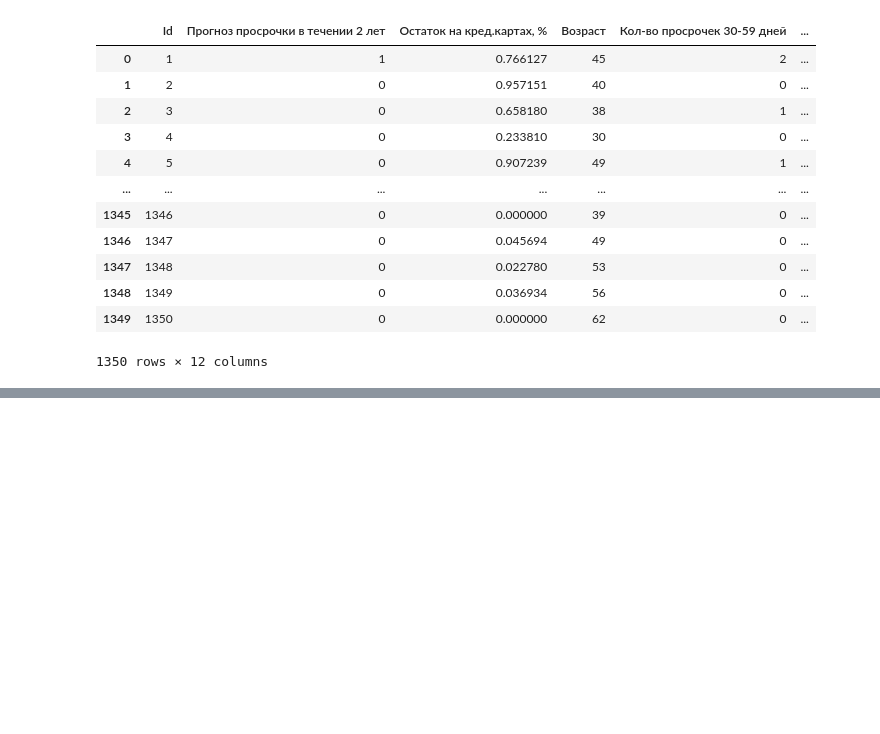
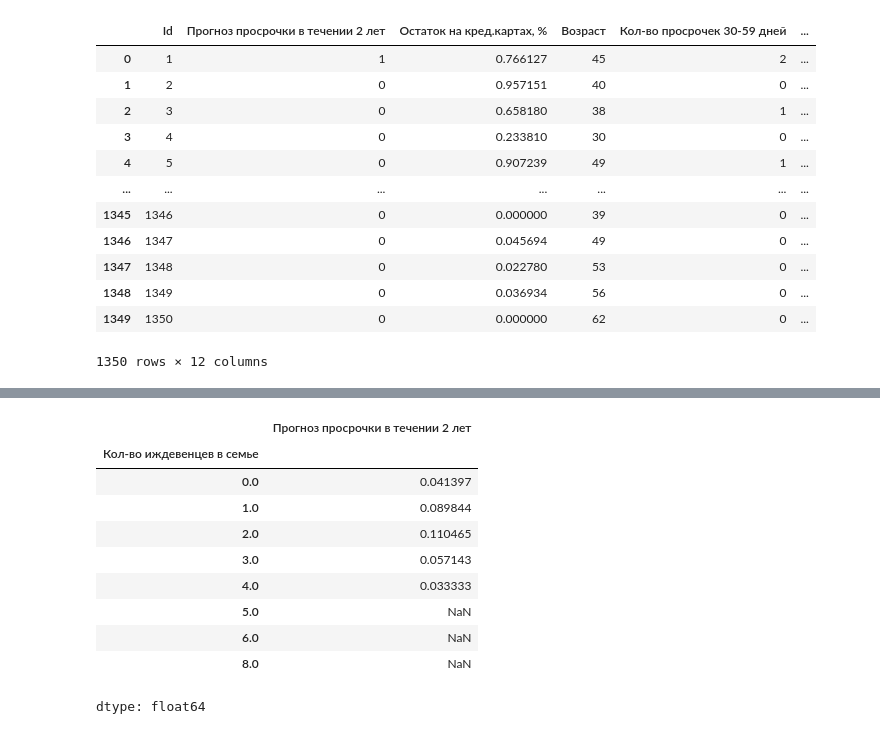
Before and after one commit to kimve1969/mgu_ds_cours, a Jupyter notebook: semestr 2.1/task 1/semestr_2_1_task_1.ipynb, the cells around one changed output, grey strips where cells are left out. Saved outputs shown, nothing was run; the diff lists cells and outputs as text; code cells hidden in the pictures; blank space fills up the shorter version.

```diff
--- a/semestr 2.1/task 1/semestr_2_1_task_1.ipynb
+++ b/semestr 2.1/task 1/semestr_2_1_task_1.ipynb
@@ -140,0 +181,4 @@ df
+# %%
+# прогноз невозварта
+df_no_ret_A = df[ df['Прогноз просрочки в течении 2 лет'] == 1 ].groupby('Кол-во иждевенцев в семье').count()['Прогноз просрочки в течении 2 лет']
+df_no_ret_A
@@ -140,0 +210,16 @@ df
+# %%
+# вер-сть невозврата по кол-ву иждевенцев
+# для групп 5,6,8 иждевенцев нет оценки вероятности
+df_no_ret_A / (df_ret_A + df_no_ret_A)
+# %% [output]
+|  | Прогноз просрочки в течении 2 лет |
+| Кол-во иждевенцев в семье |  |
+| 0.0 | 0.041397 |
+| 1.0 | 0.089844 |
+| 2.0 | 0.110465 |
+| 3.0 | 0.057143 |
+| 4.0 | 0.033333 |
+| 5.0 | NaN |
+| 6.0 | NaN |
+| 8.0 | NaN |
+dtype: float64
```
Also changed, not shown: parts of 16 cells of this notebook.
